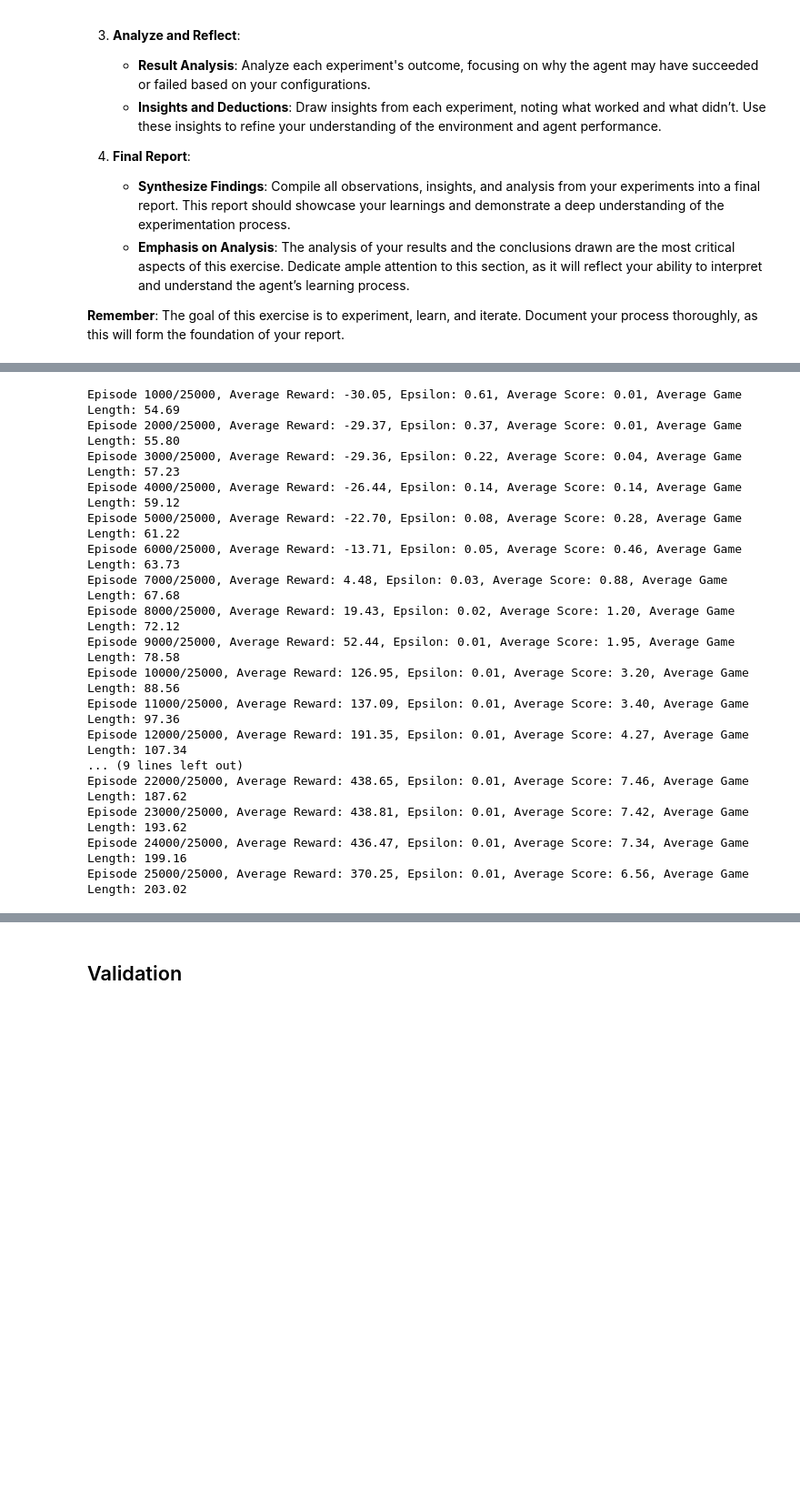
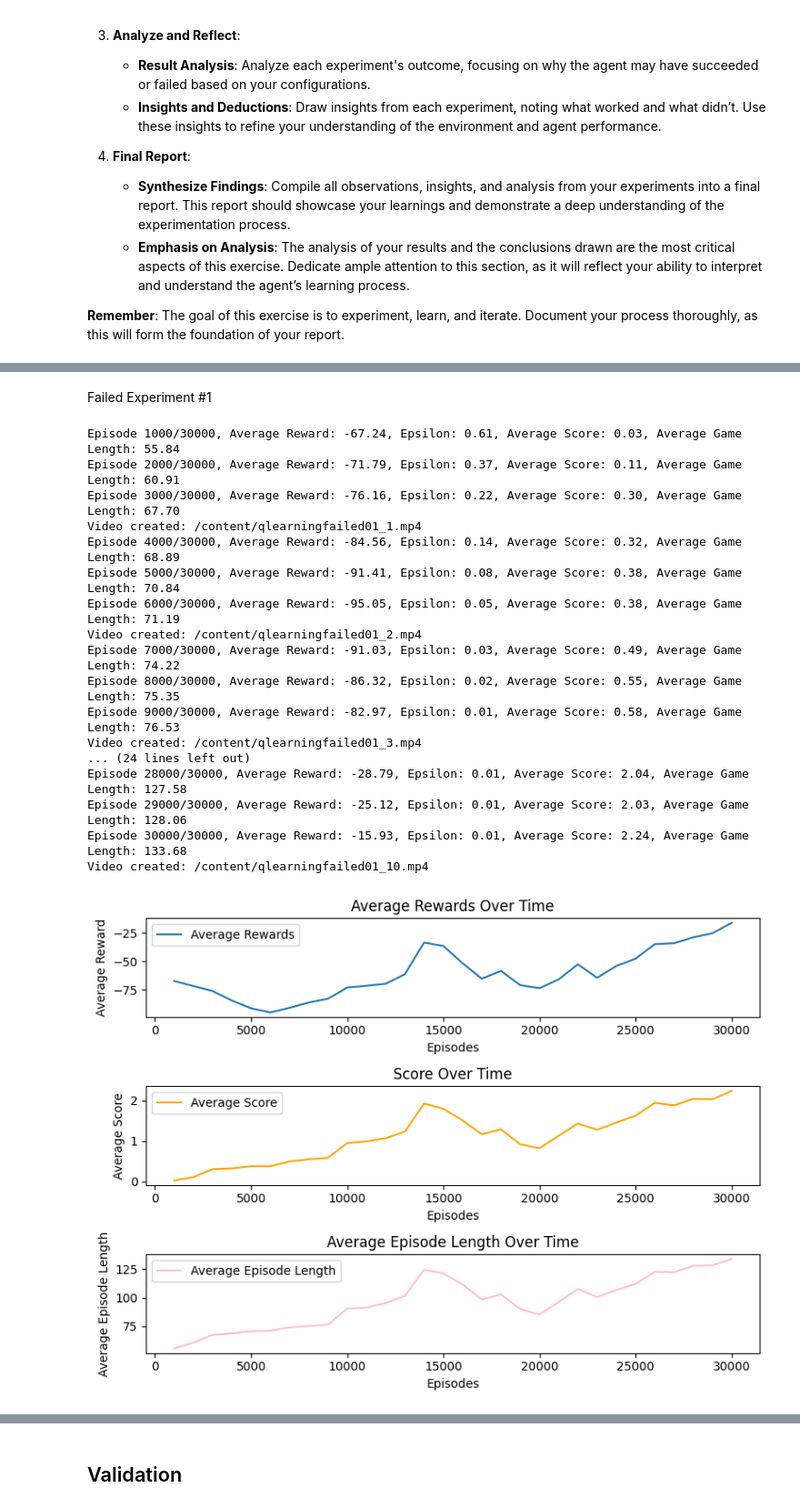
Before and after one commit to Phosics/ReinforcementLearningMidTermFlappyBird, a Jupyter notebook: FlappyBirdMidTerm.ipynb, the cells around one changed output, grey strips where cells are left out. Shown: that part at 91% size. Drawn from its saved outputs; the diff is of its cells as text; code cells hidden in the pictures; blank space fills up the shorter version.

```diff
--- a/FlappyBirdMidTerm.ipynb
+++ b/FlappyBirdMidTerm.ipynb
@@ -762,27 +841,48 @@ NUMBER_OF_EPISODES = 25000
+# %% [markdown]
+Failed Experiment #1
+# %%
+# Hyper Parameters
+GAMMA             = 0.99
+LEARNING_RATE     = 0.65
+INITIAL_Q_VALUES  = 0.1
+EPSILON           = 1
+EPSILON_DECAY     = 0.9995
+MIN_EPSILON       = 0.01
+BUCKETS           = np.array([10, 10, 10, 10, 10])
+
+LOG_EVERY = 1000
+NUMBER_OF_EPISODES = 30000
+
+VIDEO_FILE_NAME = '/content/qlearningfailed01'
+POLICY_FILE_NAME = '/content/qlearningpolicyfailed01'
 # %%
-env = Game(custom_obs=True, preprocess=preprocess, reward_shaping=reward_shaping, custome_observation_map=custome_observation_map)
-"""
-Insert you experiment code here
-"""
-video_filename = '/content/vid.mp4'
-policy_agent = QLearningAgent(env.action_space, env.observation_space, BUCKETS, video_filename, GAMMA, LEARNING_RATE, INITIAL_Q_VALUES, EPSILON, EPSILON_DECAY, MIN_EPSILON)
+# Creating the policy agent
+policy_agent = QLearningAgent(env.action_space, env.observation_space, BUCKETS, VIDEO_FILE_NAME, GAMMA, LEARNING_RATE, INITIAL_Q_VALUES, EPSILON, EPSILON_DECAY, MIN_EPSILON)
+
+# Training
 rewards, scores, lengths = policy_agent.train(env, NUMBER_OF_EPISODES, LOG_EVERY)
-policy_agent.save_policy('/content/policy.npy')
+
+# Saving the policy
+policy_agent.save_policy(POLICY_FILE_NAME)
+
+# Plot the results
+plot_result(LOG_EVERY, rewards, scores, lengths)
 # %% [output]
-Episode 1000/25000, Average Reward: -30.05, Epsilon: 0.61, Average Score: 0.01, Average Game Length: 54.69
-Episode 2000/25000, Average Reward: -29.37, Epsilon: 0.37, Average Score: 0.01, Average Game Length: 55.80
-Episode 3000/25000, Average Reward: -29.36, Epsilon: 0.22, Average Score: 0.04, Average Game Length: 57.23
-Episode 4000/25000, Average Reward: -26.44, Epsilon: 0.14, Average Score: 0.14, Average Game Length: 59.12
-Episode 5000/25000, Average Reward: -22.70, Epsilon: 0.08, Average Score: 0.28, Average Game Length: 61.22
-Episode 6000/25000, Average Reward: -13.71, Epsilon: 0.05, Average Score: 0.46, Average Game Length: 63.73
-Episode 7000/25000, Average Reward: 4.48, Epsilon: 0.03, Average Score: 0.88, Average Game Length: 67.68
-Episode 8000/25000, Average Reward: 19.43, Epsilon: 0.02, Average Score: 1.20, Average Game Length: 72.12
-Episode 9000/25000, Average Reward: 52.44, Epsilon: 0.01, Average Score: 1.95, Average Game Length: 78.58
-Episode 10000/25000, Average Reward: 126.95, Epsilon: 0.01, Average Score: 3.20, Average Game Length: 88.56
-Episode 11000/25000, Average Reward: 137.09, Epsilon: 0.01, Average Score: 3.40, Average Game Length: 97.36
-Episode 12000/25000, Average Reward: 191.35, Epsilon: 0.01, Average Score: 4.27, Average Game Length: 107.34
-... (9 lines left out)
-Episode 22000/25000, Average Reward: 438.65, Epsilon: 0.01, Average Score: 7.46, Average Game Length: 187.62
-Episode 23000/25000, Average Reward: 438.81, Epsilon: 0.01, Average Score: 7.42, Average Game Length: 193.62
-Episode 24000/25000, Average Reward: 436.47, Epsilon: 0.01, Average Score: 7.34, Average Game Length: 199.16
-Episode 25000/25000, Average Reward: 370.25, Epsilon: 0.01, Average Score: 6.56, Average Game Length: 203.02
+Episode 1000/30000, Average Reward: -67.24, Epsilon: 0.61, Average Score: 0.03, Average Game Length: 55.84
+Episode 2000/30000, Average Reward: -71.79, Epsilon: 0.37, Average Score: 0.11, Average Game Length: 60.91
+Episode 3000/30000, Average Reward: -76.16, Epsilon: 0.22, Average Score: 0.30, Average Game Length: 67.70
+Video created: /content/qlearningfailed01_1.mp4
+Episode 4000/30000, Average Reward: -84.56, Epsilon: 0.14, Average Score: 0.32, Average Game Length: 68.89
+Episode 5000/30000, Average Reward: -91.41, Epsilon: 0.08, Average Score: 0.38, Average Game Length: 70.84
+Episode 6000/30000, Average Reward: -95.05, Epsilon: 0.05, Average Score: 0.38, Average Game Length: 71.19
+Video created: /content/qlearningfailed01_2.mp4
+Episode 7000/30000, Average Reward: -91.03, Epsilon: 0.03, Average Score: 0.49, Average Game Length: 74.22
+Episode 8000/30000, Average Reward: -86.32, Epsilon: 0.02, Average Score: 0.55, Average Game Length: 75.35
+Episode 9000/30000, Average Reward: -82.97, Epsilon: 0.01, Average Score: 0.58, Average Game Length: 76.53
+Video created: /content/qlearningfailed01_3.mp4
+... (24 lines left out)
+Episode 28000/30000, Average Reward: -28.79, Epsilon: 0.01, Average Score: 2.04, Average Game Length: 127.58
+Episode 29000/30000, Average Reward: -25.12, Epsilon: 0.01, Average Score: 2.03, Average Game Length: 128.06
+Episode 30000/30000, Average Reward: -15.93, Epsilon: 0.01, Average Score: 2.24, Average Game Length: 133.68
+Video created: /content/qlearningfailed01_10.mp4
+[figure, added]
```
Also changed, not shown: parts of 21 cells of this notebook.
